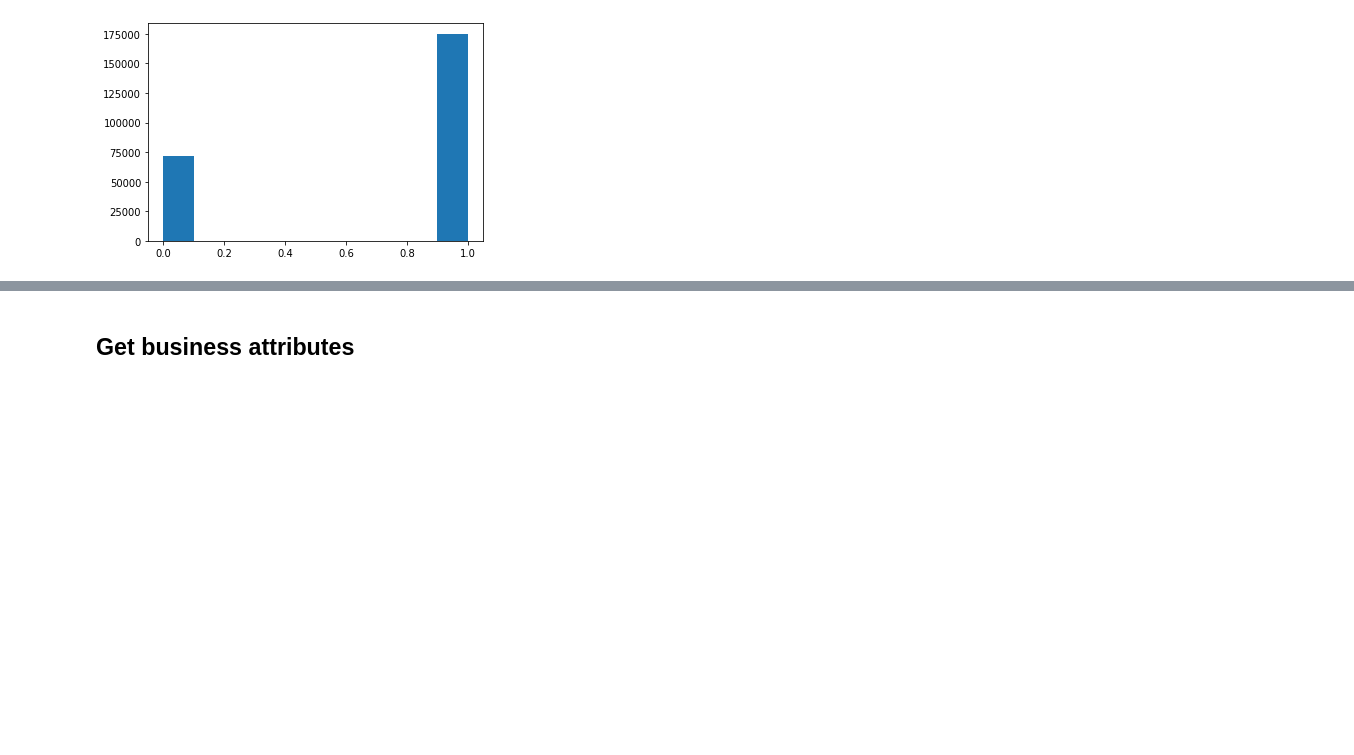
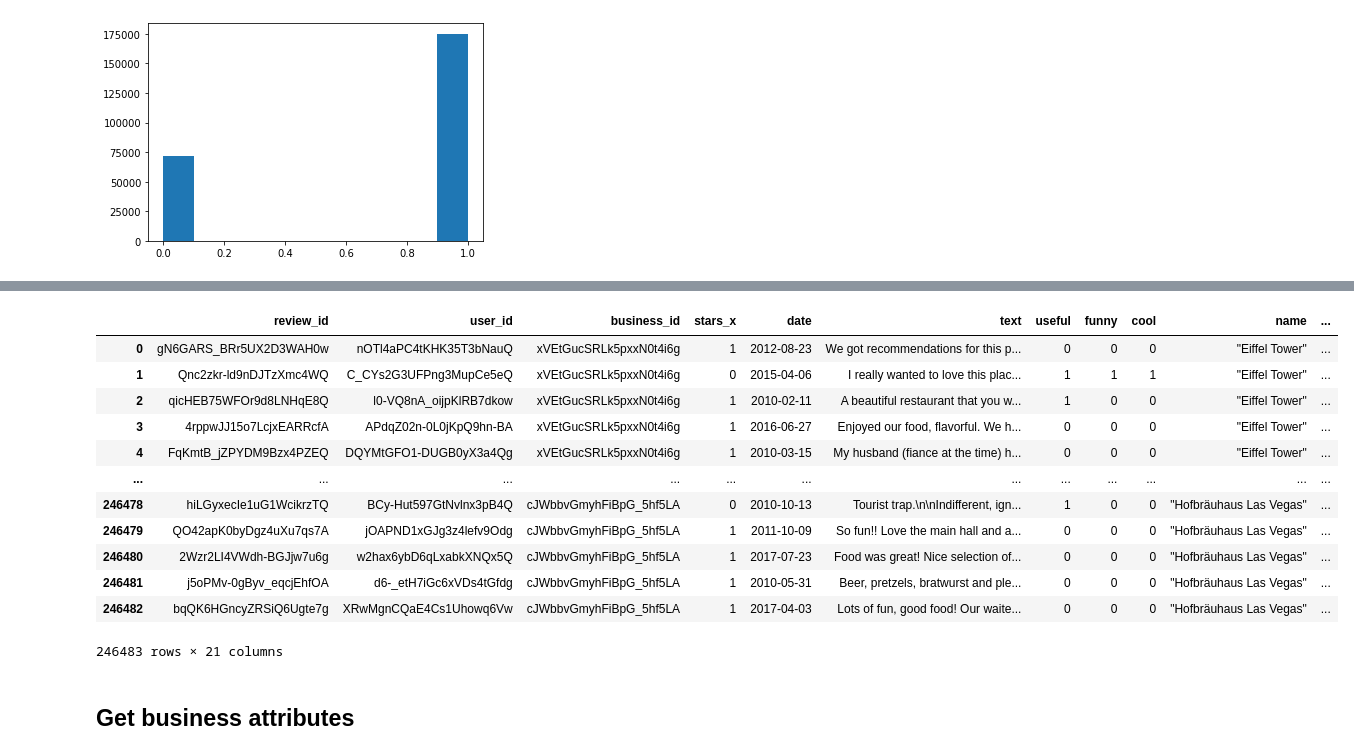
Before and after one commit to raychng/bt4014-project, a Jupyter notebook: ray_preprocessing.ipynb, the cells around one changed output, grey strips where cells are left out. Cells and saved outputs as stored; diff of their text form; code cells hidden in the pictures; blank space fills up the shorter version.

```diff
--- a/ray_preprocessing.ipynb
+++ b/ray_preprocessing.ipynb
@@ -216,0 +186,3 @@ restaurants_lasvegas[restaurants_lasvegas['neighborhood'].isna()]
+# %%
+lasvegas_na_subset = restaurants_lasvegas[restaurants_lasvegas['neighborhood'].isna()]
+lasvegas_na_subset
@@ -216,0 +204,24 @@ restaurants_lasvegas[restaurants_lasvegas['neighborhood'].isna()]
+# %%
+from geopy import distance
+
+lasvegas_na_dict = lasvegas_na_subset.to_dict('records')
+lasvegas_no_na_dict = lasvegas_no_na_subset.to_dict('records')
+
+def get_closest_neighborhood(list_restaurants, location):
+    # location is tuple of lat and long values
+    closest_distance = 100
+    closest_neighborhood = ""
+
+    for i,r_dict in enumerate(list_restaurants):
+
+        r_lat_long = (r_dict['latitude'], r_dict['longitude'])
+        current_distance = distance.distance(location, r_lat_long).km
+
+        # if current iteration of restaurant is closer
+        if current_distance < closest_distance:
+            closest_distance = current_distance
+            closest_neighborhood = r_dict['neighborhood']
+
+
+    print(closest_distance)
+    return closest_neighborhood
@@ -216,0 +244,3 @@ restaurants_lasvegas[restaurants_lasvegas['neighborhood'].isna()]
+# %%
+restaurants_lasvegas = pd.DataFrame(lasvegas_na_dict+lasvegas_no_na_dict)
+restaurants_lasvegas
@@ -278,0 +341,17 @@ plt.hist(lasvegas_reviews_df['stars'])
+# %%
+lasvegas_reviews_df = lasvegas_reviews_df.merge(restaurants_lasvegas, how = "inner", on='business_id')
+lasvegas_reviews_df
+# %% [output]
+|  | review_id | user_id | business_id | stars_x | date | text | useful | funny | cool | name | ... |
+| 0 | gN6GARS_BRr5UX2D3WAH0w | nOTl4aPC4tKHK35T3bNauQ | xVEtGucSRLk5pxxN0t4i6g | 1 | 2012-08-23 | We got recommendations for this p... | 0 | 0 | 0 | "Eiffel Tower" | ... |
+| 1 | Qnc2zkr-ld9nDJTzXmc4WQ | C_CYs2G3UFPng3MupCe5eQ | xVEtGucSRLk5pxxN0t4i6g | 0 | 2015-04-06 | I really wanted to love this plac... | 1 | 1 | 1 | "Eiffel Tower" | ... |
+| 2 | qicHEB75WFOr9d8LNHqE8Q | l0-VQ8nA_oijpKlRB7dkow | xVEtGucSRLk5pxxN0t4i6g | 1 | 2010-02-11 | A beautiful restaurant that you w... | 1 | 0 | 0 | "Eiffel Tower" | ... |
+| 3 | 4rppwJJ15o7LcjxEARRcfA | APdqZ02n-0L0jKpQ9hn-BA | xVEtGucSRLk5pxxN0t4i6g | 1 | 2016-06-27 | Enjoyed our food, flavorful. We h... | 0 | 0 | 0 | "Eiffel Tower" | ... |
+| 4 | FqKmtB_jZPYDM9Bzx4PZEQ | DQYMtGFO1-DUGB0yX3a4Qg | xVEtGucSRLk5pxxN0t4i6g | 1 | 2010-03-15 | My husband (fiance at the time) h... | 0 | 0 | 0 | "Eiffel Tower" | ... |
+| ... | ... | ... | ... | ... | ... | ... | ... | ... | ... | ... | ... |
+| 246478 | hiLGyxecIe1uG1WcikrzTQ | BCy-Hut597GtNvlnx3pB4Q | cJWbbvGmyhFiBpG_5hf5LA | 0 | 2010-10-13 | Tourist trap.\n\nIndifferent, ign... | 1 | 0 | 0 | "Hofbräuhaus Las Vegas" | ... |
+| 246479 | QO42apK0byDgz4uXu7qs7A | jOAPND1xGJg3z4lefv9Odg | cJWbbvGmyhFiBpG_5hf5LA | 1 | 2011-10-09 | So fun!! Love the main hall and a... | 0 | 0 | 0 | "Hofbräuhaus Las Vegas" | ... |
+| 246480 | 2Wzr2LI4VWdh-BGJjw7u6g | w2hax6ybD6qLxabkXNQx5Q | cJWbbvGmyhFiBpG_5hf5LA | 1 | 2017-07-23 | Food was great! Nice selection of... | 0 | 0 | 0 | "Hofbräuhaus Las Vegas" | ... |
+| 246481 | j5oPMv-0gByv_eqcjEhfOA | d6-_etH7iGc6xVDs4tGfdg | cJWbbvGmyhFiBpG_5hf5LA | 1 | 2010-05-31 | Beer, pretzels, bratwurst and ple... | 0 | 0 | 0 | "Hofbräuhaus Las Vegas" | ... |
+| 246482 | bqQK6HGncyZRSiQ6Ugte7g | XRwMgnCQaE4Cs1Uhowq6Vw | cJWbbvGmyhFiBpG_5hf5LA | 1 | 2017-04-03 | Lots of fun, good food! Our waite... | 0 | 0 | 0 | "Hofbräuhaus Las Vegas" | ... |
+246483 rows × 21 columns
```
Also changed, not shown: parts of 13 cells of this notebook.
